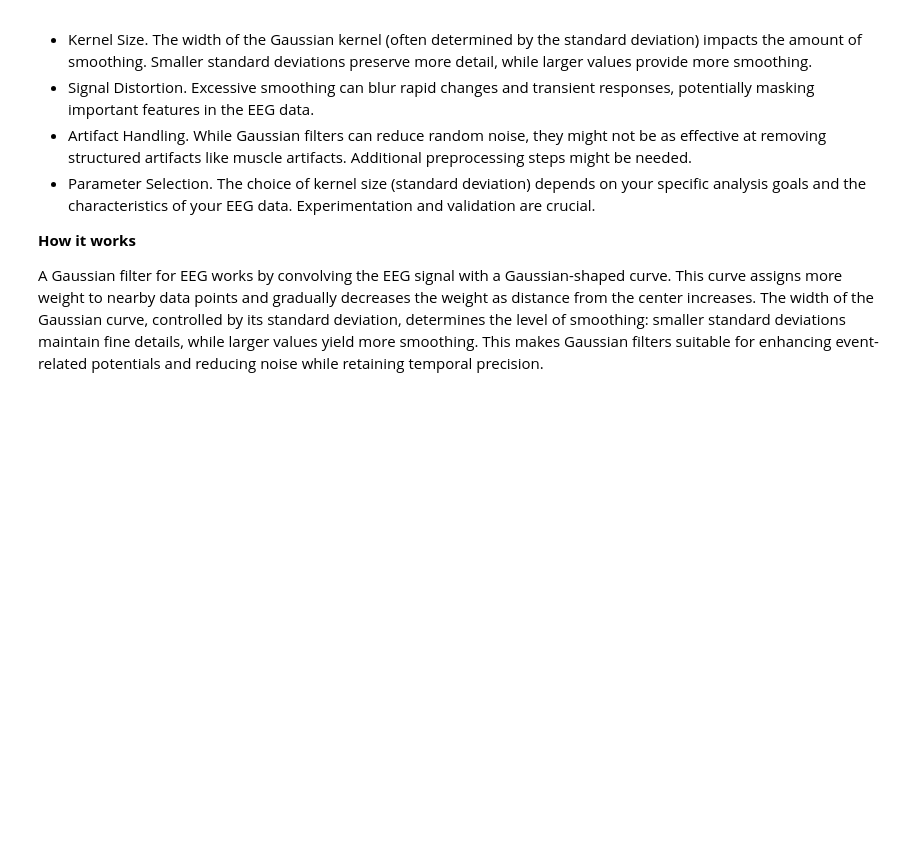
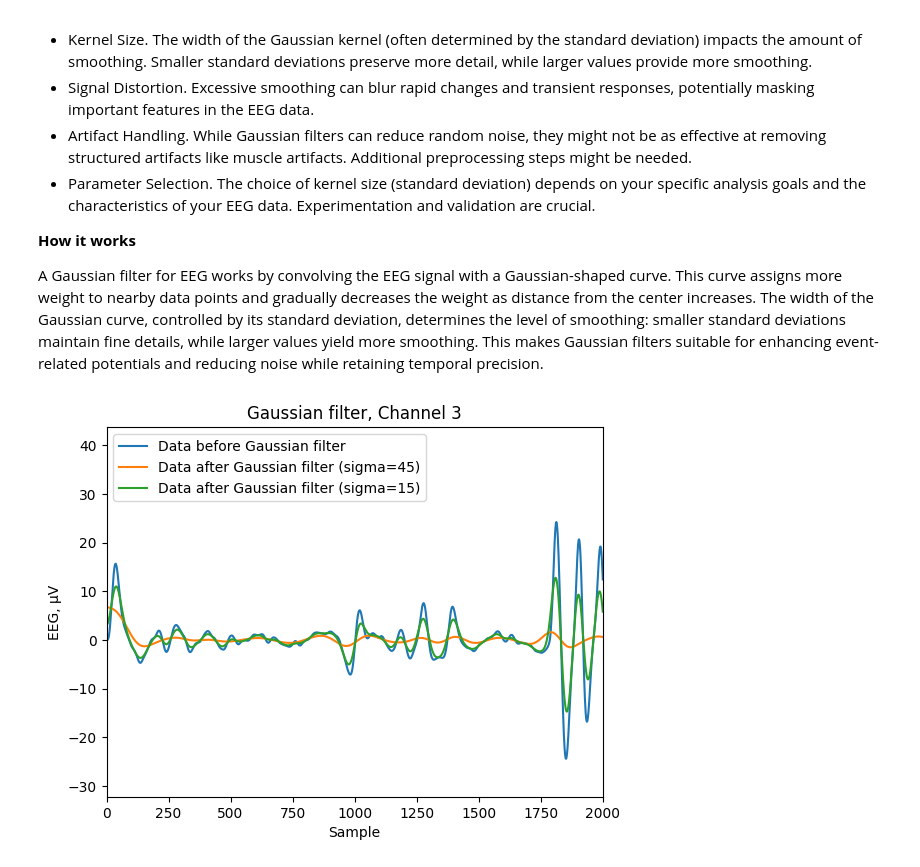
Before and after one commit to parvanehyaghoubi/NeuroWave, a Jupyter notebook: smoothing_filters.ipynb, the cells around one changed output. Drawn from its saved outputs; the diff is of its cells as text; code cells hidden in the pictures; blank space fills up the shorter version.

Commit message:
plot gaussian filter

```diff
--- a/smoothing_filters.ipynb
+++ b/smoothing_filters.ipynb
@@ -181,3 +181,26 @@ Applying a Gaussian filter to EEG data is a signal processing technique commonly
 **How it works**
 
 A Gaussian filter for EEG works by convolving the EEG signal with a Gaussian-shaped curve. This curve assigns more weight to nearby data points and gradually decreases the weight as distance from the center increases.  The width of the Gaussian curve, controlled by its standard deviation, determines the level of smoothing: smaller standard deviations maintain fine details, while larger values yield more smoothing. This makes Gaussian filters suitable for enhancing event-related potentials and reducing noise while retaining temporal precision.
+# %%
+from scipy.ndimage import gaussian_filter1d
+
+# you can control the "smoothness" of the data by changing
+# the kernel's standard deviation value
+sigma_value_1 = 45 # standard deviation of the Gaussian kernel
+sigma_value_2 = 15 # standard deviation of the Gaussian kernel
+
+channel_data_gauss_window_1 = gaussian_filter1d(channel_data_bp_filtered, sigma=sigma_value_1)
+channel_data_gauss_window_2 = gaussian_filter1d(channel_data_bp_filtered, sigma=sigma_value_2)
+
+# plot the data
+plt.title("Gaussian filter, Channel " +  str(channel+1))
+plt.xlabel("Sample")
+plt.ylabel("EEG, µV")
+plt.plot(channel_data_bp_filtered, label='Data before Gaussian filter')
+plt.plot(channel_data_gauss_window_1, label='Data after Gaussian filter (sigma='+str(sigma_value_1)+")")
+plt.plot(channel_data_gauss_window_2, label='Data after Gaussian filter (sigma='+str(sigma_value_2)+")")
+plt.legend(loc='upper left')
+plt.xlim([0, 2000])  # zoom in the data
+plt.show()
+# %% [output]
+[figure, added]
```
